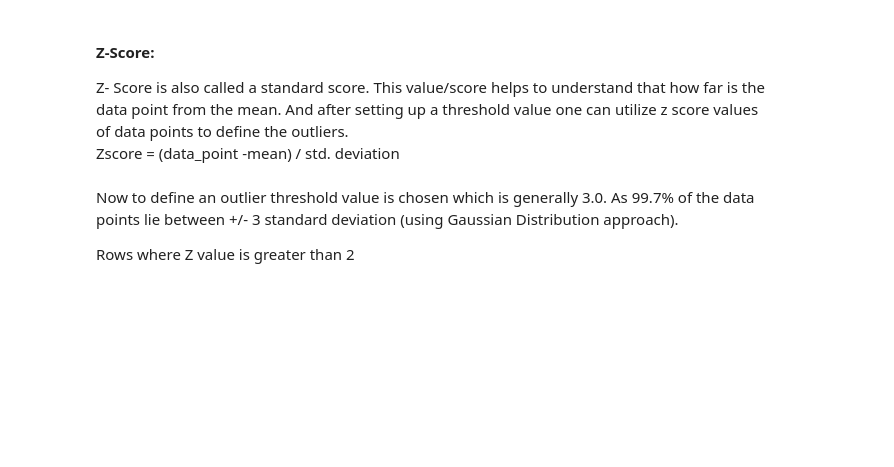
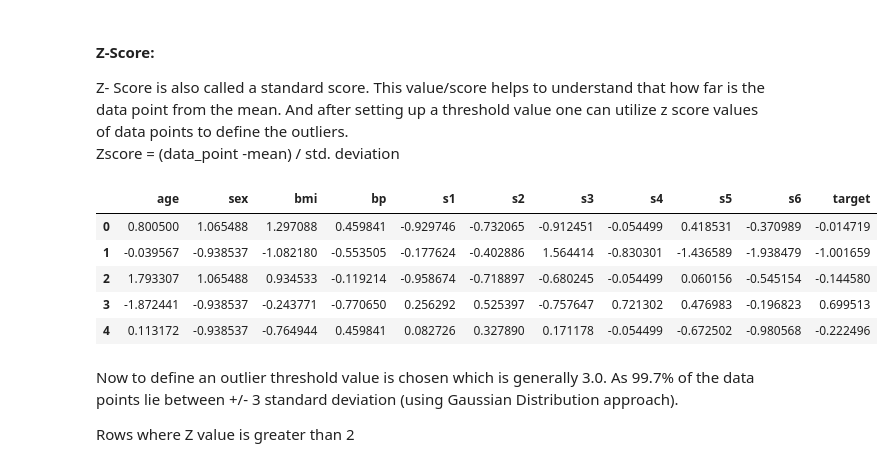
Before and after one commit to JariusBedward-8841640/Lab4---Tidying-Cleaning-Imputation-and-Outlier-Detection_JB, a Jupyter notebook: week5Lab_Students.ipynb, the cells around one changed output. Saved outputs shown, nothing was run; the diff lists cells and outputs as text; code cells hidden in the pictures; blank space fills up the shorter version.

Commit message:
Added zscores

```diff
--- a/week5Lab_Students.ipynb
+++ b/week5Lab_Students.ipynb
@@ -332,6 +339,18 @@ It is used when you have paired numerical data and when your dependent variable
 Z- Score is also called a standard score. This value/score helps to understand that how far is the data point from the mean. And after setting up a threshold value one can utilize z score values of data points to define the outliers.
 <br>
 Zscore = (data_point -mean) / std. deviation
+# %%
+from scipy.stats import zscore
+
+z_scores = df_diabetes.apply(zscore)
+z_scores.head()
+# %% [output]
+|  | age | sex | bmi | bp | s1 | s2 | s3 | s4 | s5 | s6 | target |
+| 0 | 0.800500 | 1.065488 | 1.297088 | 0.459841 | -0.929746 | -0.732065 | -0.912451 | -0.054499 | 0.418531 | -0.370989 | -0.014719 |
+| 1 | -0.039567 | -0.938537 | -1.082180 | -0.553505 | -0.177624 | -0.402886 | 1.564414 | -0.830301 | -1.436589 | -1.938479 | -1.001659 |
+| 2 | 1.793307 | 1.065488 | 0.934533 | -0.119214 | -0.958674 | -0.718897 | -0.680245 | -0.054499 | 0.060156 | -0.545154 | -0.144580 |
+| 3 | -1.872441 | -0.938537 | -0.243771 | -0.770650 | 0.256292 | 0.525397 | -0.757647 | 0.721302 | 0.476983 | -0.196823 | 0.699513 |
+| 4 | 0.113172 | -0.938537 | -0.764944 | 0.459841 | 0.082726 | 0.327890 | 0.171178 | -0.054499 | -0.672502 | -0.980568 | -0.222496 |
 # %% [markdown]
 Now to define an outlier threshold value is chosen which is generally 3.0. As 99.7% of the data points lie between +/- 3 standard deviation (using Gaussian Distribution approach).
 
```
Also changed, not shown: parts of 2 cells of this notebook.
